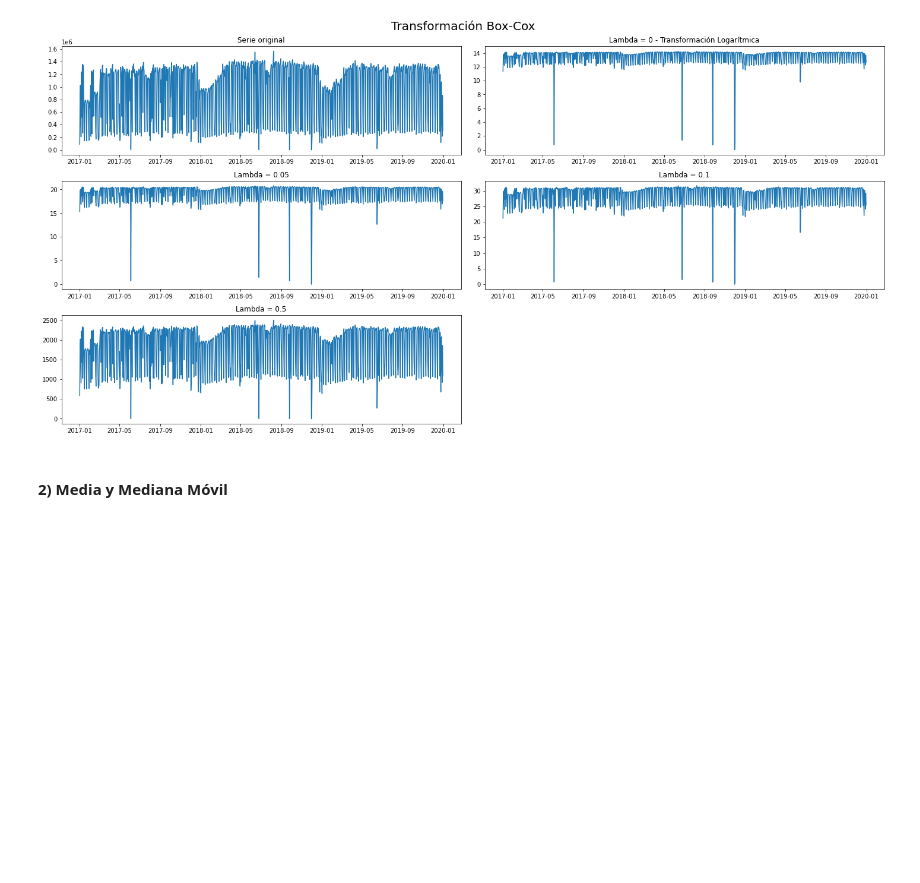
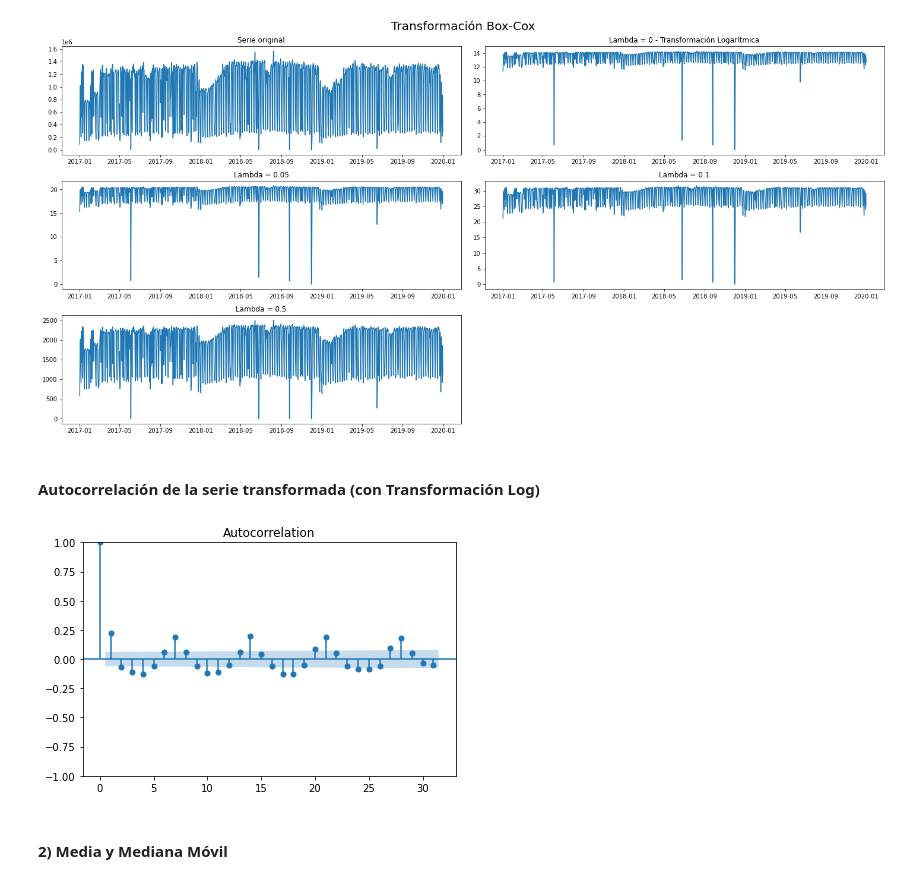
Before and after one commit to arigarmendia/Time-Series, a Jupyter notebook: TP/molinetes.ipynb, the cells around one changed output. Saved outputs shown, nothing was run; the diff lists cells and outputs as text; code cells hidden in the pictures; blank space fills up the shorter version.

```diff
--- a/TP/molinetes.ipynb
+++ b/TP/molinetes.ipynb
@@ -302,6 +302,14 @@ plt.suptitle('Transformación Box-Cox').set_fontsize(20)
 plt.tight_layout()
 # %% [output]
 [figure]
+# %% [markdown]
+#### Autocorrelación de la serie transformada (con Transformación Log)
+# %%
+sm.graphics.tsa.plot_acf(box_cox.total0)
+plt.tight_layout()
+plt.show()
+# %% [output]
+[figure, added]
 # %% [markdown]
 #### 2) Media y Mediana Móvil
 # %%
```
Also changed, not shown: parts of 8 cells of this notebook.
